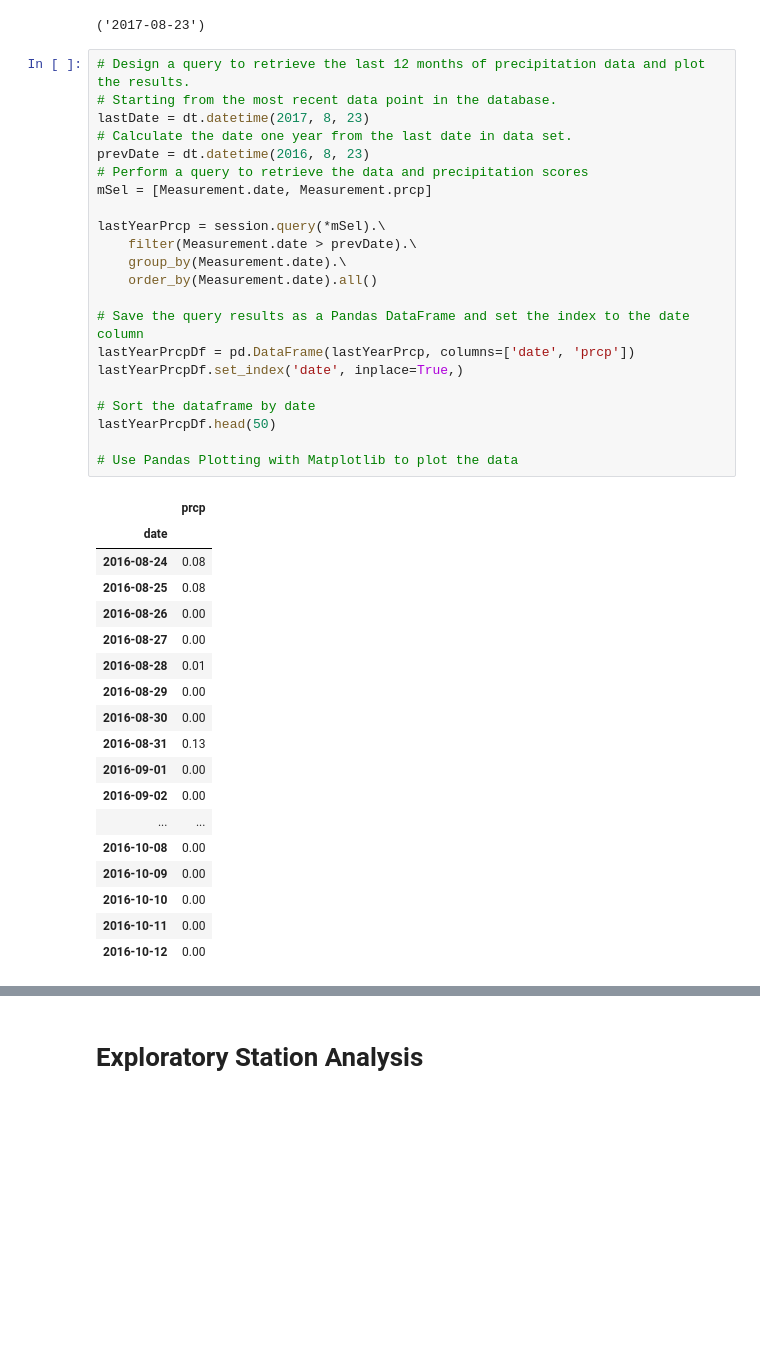
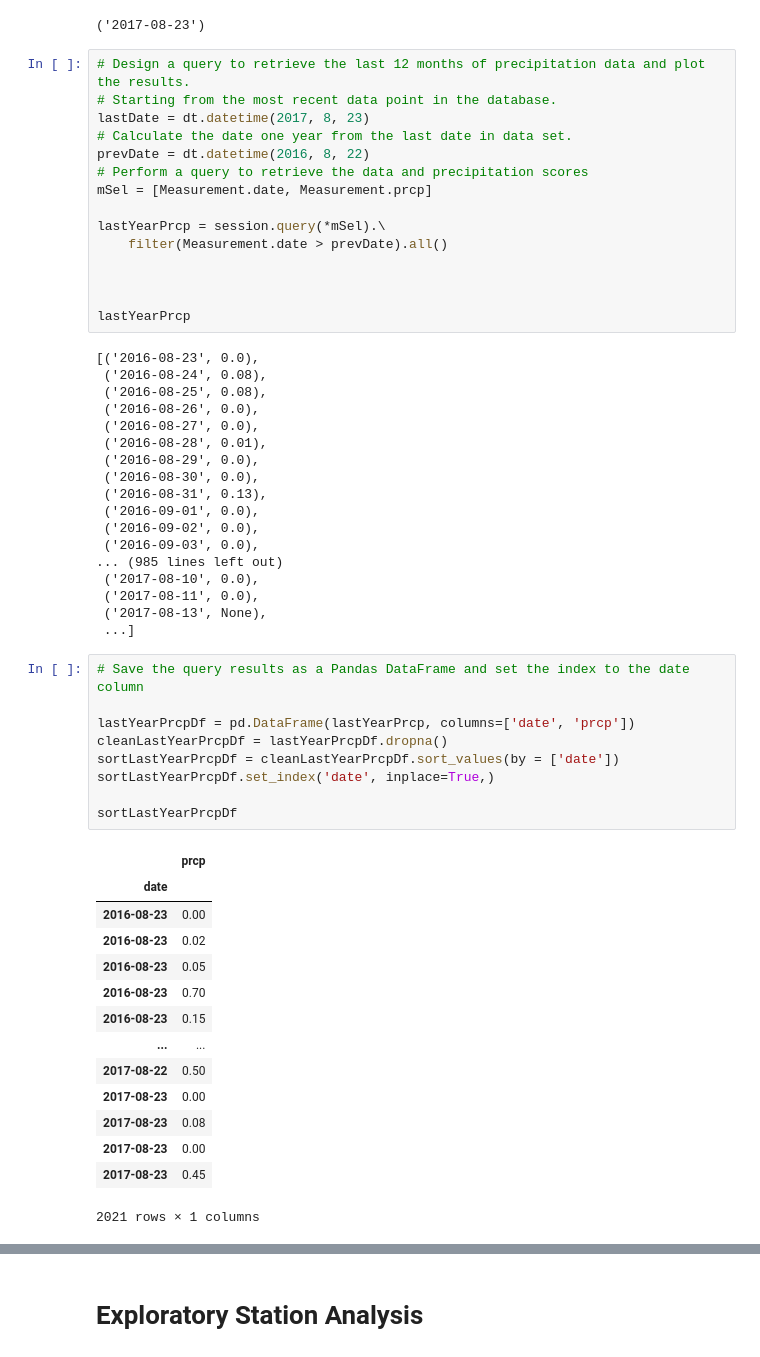
Before and after one commit to ntarver0409/precipitationAnalysis, a Jupyter notebook: precipAnalysis.ipynb, the cells around one changed output, grey strips where cells are left out. Saved outputs shown, nothing was run; the diff lists cells and outputs as text; blank space fills up the shorter version.

```diff
--- a/precipAnalysis.ipynb
+++ b/precipAnalysis.ipynb
@@ -102,39 +109,55 @@ session.query(Measurement.date).order_by(Measurement.date.desc()).first()
 # Starting from the most recent data point in the database.
 lastDate = dt.datetime(2017, 8, 23)
 # Calculate the date one year from the last date in data set.
-prevDate = dt.datetime(2016, 8, 23)
+prevDate = dt.datetime(2016, 8, 22)
 # Perform a query to retrieve the data and precipitation scores
 mSel = [Measurement.date, Measurement.prcp]
 
 lastYearPrcp = session.query(*mSel).\
-    filter(Measurement.date > prevDate).\
-    group_by(Measurement.date).\
-    order_by(Measurement.date).all()
+    filter(Measurement.date > prevDate).all()
 
-# Save the query results as a Pandas DataFrame and set the index to the date column
-lastYearPrcpDf = pd.DataFrame(lastYearPrcp, columns=['date', 'prcp'])
-lastYearPrcpDf.set_index('date', inplace=True,)
 
-# Sort the dataframe by date
-lastYearPrcpDf.head(50)
 
-# Use Pandas Plotting with Matplotlib to plot the data
+lastYearPrcp
 # %% [output]
-|  | prcp |
-| date |  |
-| 2016-08-24 | 0.08 |
-| 2016-08-25 | 0.08 |
-| 2016-08-26 | 0.00 |
-| 2016-08-27 | 0.00 |
-| 2016-08-28 | 0.01 |
-| 2016-08-29 | 0.00 |
-| 2016-08-30 | 0.00 |
-| 2016-08-31 | 0.13 |
-| 2016-09-01 | 0.00 |
-| 2016-09-02 | 0.00 |
-| ... | ... |
-| 2016-10-08 | 0.00 |
-| 2016-10-09 | 0.00 |
-| 2016-10-10 | 0.00 |
-| 2016-10-11 | 0.00 |
-| 2016-10-12 | 0.00 |
+[('2016-08-23', 0.0),
+ ('2016-08-24', 0.08),
+ ('2016-08-25', 0.08),
+ ('2016-08-26', 0.0),
+ ('2016-08-27', 0.0),
+ ('2016-08-28', 0.01),
+ ('2016-08-29', 0.0),
+ ('2016-08-30', 0.0),
+ ('2016-08-31', 0.13),
+ ('2016-09-01', 0.0),
+ ('2016-09-02', 0.0),
+ ('2016-09-03', 0.0),
+... (985 lines left out)
+ ('2017-08-10', 0.0),
+ ('2017-08-11', 0.0),
+ ('2017-08-13', None),
+ ...]
+# %%
+# Save the query results as a Pandas DataFrame and set the index to the date column
+
+lastYearPrcpDf = pd.DataFrame(lastYearPrcp, columns=['date', 'prcp'])
+cleanLastYearPrcpDf = lastYearPrcpDf.dropna()
+sortLastYearPrcpDf = cleanLastYearPrcpDf.sort_values(by = ['date'])
+sortLastYearPrcpDf.set_index('date', inplace=True,)
+
+sortLastYearPrcpDf
+# %% [output]
+|  | prcp |
+| date |  |
+| 2016-08-23 | 0.00 |
+| 2016-08-23 | 0.02 |
+| 2016-08-23 | 0.05 |
+| 2016-08-23 | 0.70 |
+| 2016-08-23 | 0.15 |
+| ... | ... |
+| 2017-08-22 | 0.50 |
+| 2017-08-23 | 0.00 |
+| 2017-08-23 | 0.08 |
+| 2017-08-23 | 0.00 |
+| 2017-08-23 | 0.45 |
+2021 rows × 1 columns
```
Also changed, not shown: parts of 3 cells of this notebook.
